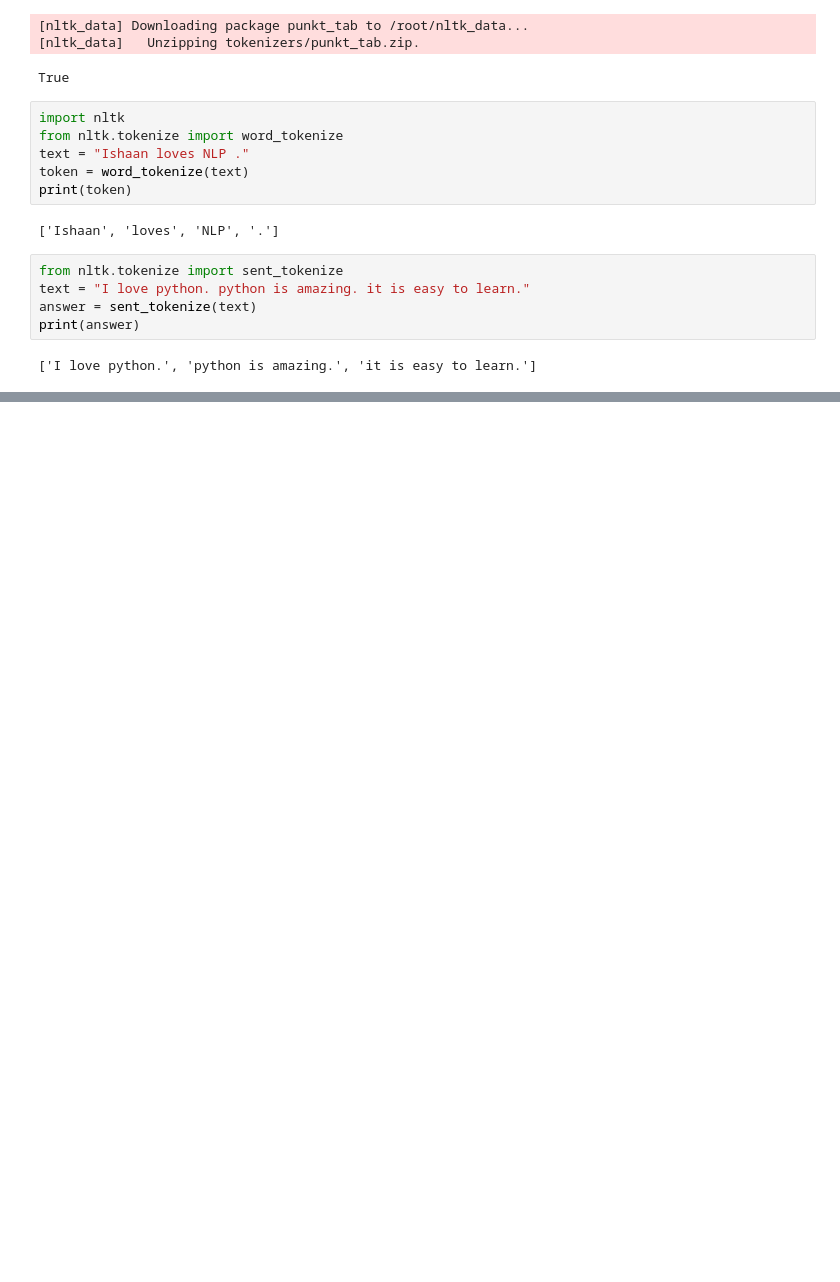
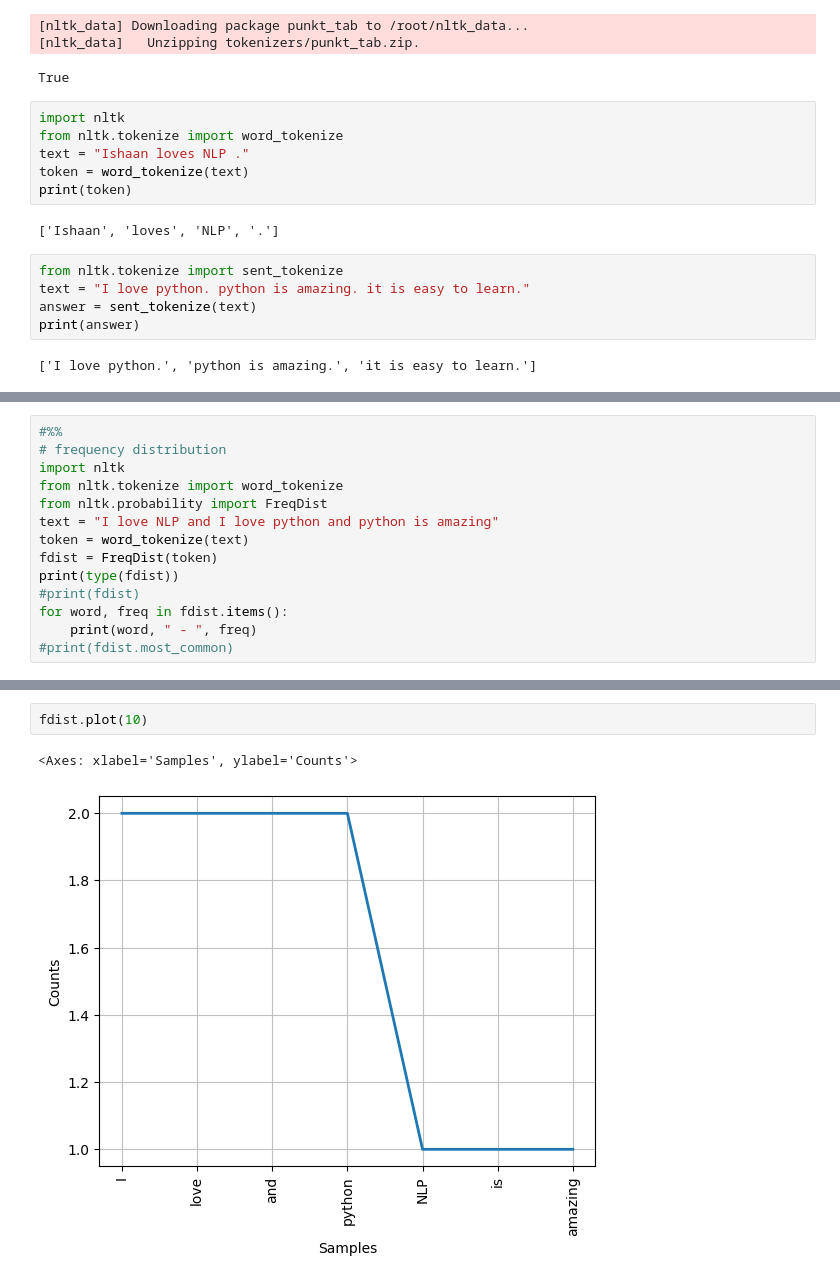
Before and after one commit to kotatech24/AIML, a Jupyter notebook: day3.ipynb, the cells around one changed output, grey strips where cells are left out. Cells and saved outputs as stored; diff of their text form; blank space fills up the shorter version.

```diff
--- a/day3.ipynb
+++ b/day3.ipynb
@@ -98,0 +105,14 @@ print(answer)
+# %%
+#%%
+# frequency distribution
+import nltk
+from nltk.tokenize import word_tokenize
+from nltk.probability import FreqDist
+text = "I love NLP and I love python and python is amazing"
+token = word_tokenize(text)
+fdist = FreqDist(token)
+print(type(fdist))
+#print(fdist)
+for word, freq in fdist.items():
+    print(word, " - ", freq)
+#print(fdist.most_common)
@@ -98,0 +128,5 @@ print(answer)
+# %%
+fdist.plot(10)
+# %% [output]
+<Axes: xlabel='Samples', ylabel='Counts'>
+[figure, added]
```
Also changed, not shown: parts of 14 cells of this notebook.
